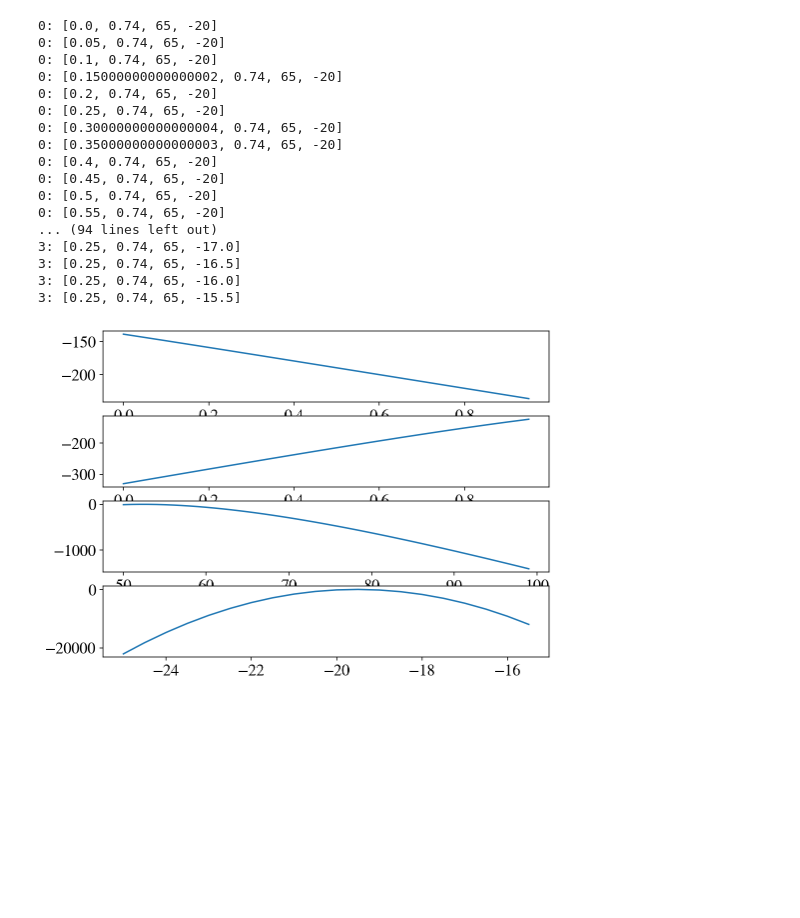
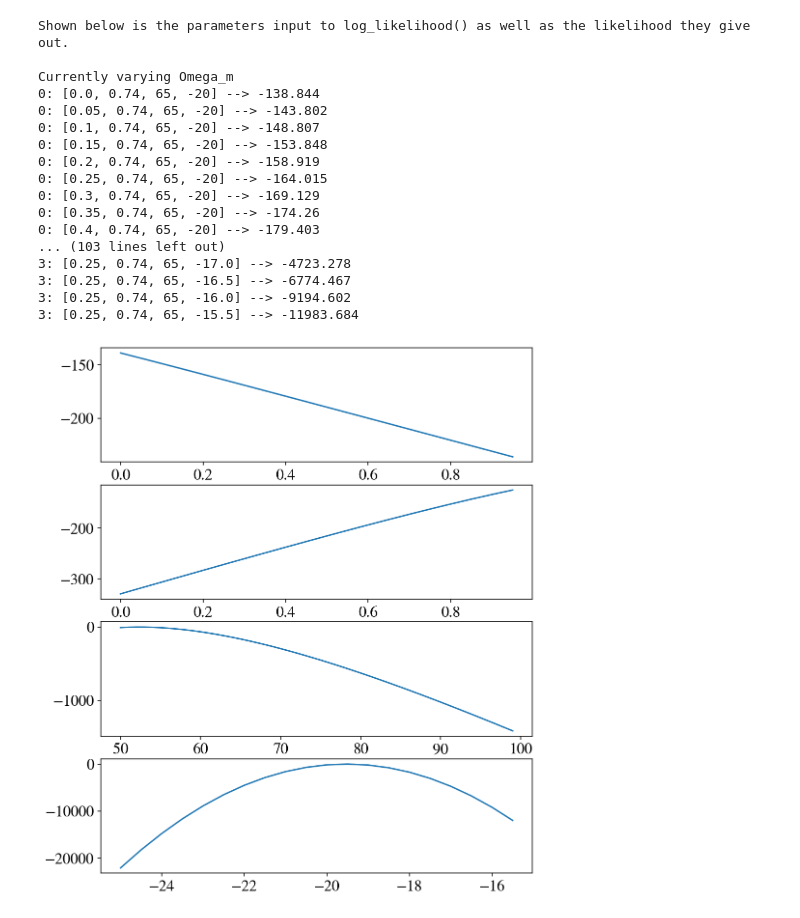
Before and after one commit to r-hensley/250_project_group_2, a Jupyter notebook: notebooks/likelihood_map.ipynb, the cells around one changed output. Saved outputs shown, nothing was run; the diff lists cells and outputs as text; code cells hidden in the pictures; blank space fills up the shorter version.

Commit message:
Visual changes to likelihood_map.ipynb

```diff
--- a/notebooks/likelihood_map.ipynb
+++ b/notebooks/likelihood_map.ipynb
@@ -14,10 +14,10 @@ from source.mcmc_state import State
 def main():
     %config InlineBackend.figure_format = 'retina'
     font = {'size'   : 16, 'family':'STIXGeneral'}
-    axislabelfontsize='large'
+    axislabelfontsize='medium'
     matplotlib.rc('font', **font)
     matplotlib.mathtext.rcParams['legend.fontsize']='medium'
-    plt.rcParams["figure.figsize"] = [8.0,6.0]
+    plt.rcParams["figure.figsize"] = [8.0, 10.0]
 
     datadir = os.path.join(basedir, 'data')
 
@@ -45,55 +45,64 @@ def main():
             min_value = 0
             max_value = 1
             step = 0.05
+            if arg == 0:
+                variable = "Omega_m"
+            else:
+                variable = "Omega_L"
         elif arg == 2:
             min_value = 50
             max_value = 100
             step = 1
+            variable = "H0"
         elif arg == 3:
             min_value = -25
             max_value = -15
             step = 0.5
+            variable = "M"
         else:
             raise ValueError
 
-        likelihood_x = np.arange(min_value, max_value, step)
+        likelihood_x = np.around(np.arange(min_value, max_value, step), decimals=2)
         likelihood_y = []
+        print()
+        print(f"Currently varying {variable}")
         for i in likelihood_x:
             input = [start[0], start[1], start[2], start[3]]
             input[arg] = i
-            print(f"{arg}: {input}")
             state = State(markov_chain, input)
             l = markov_chain.log_likelihood(state.tuple)
+            print(f"{arg}: {input} --> {round(l, 3)}")
             likelihood_y.append((state.tuple, l))
 
         return likelihood_x, likelihood_y
 
     fig, ax = plt.subplots(4, 1)
 
+    print("Shown below is the parameters input to log_likelihood() as well as the likelihood they give out.")
     for i in range(4):
         x, y = map_likelihood(i)
         y = [i[1] for i in y]
         ax[i].plot(x, y)
 
     plt.show()
 
 main()
 # %% [output]
-0: [0.0, 0.74, 65, -20]
-0: [0.05, 0.74, 65, -20]
-0: [0.1, 0.74, 65, -20]
-0: [0.15000000000000002, 0.74, 65, -20]
-0: [0.2, 0.74, 65, -20]
-0: [0.25, 0.74, 65, -20]
-0: [0.30000000000000004, 0.74, 65, -20]
-0: [0.35000000000000003, 0.74, 65, -20]
-0: [0.4, 0.74, 65, -20]
-0: [0.45, 0.74, 65, -20]
-0: [0.5, 0.74, 65, -20]
-0: [0.55, 0.74, 65, -20]
-... (94 lines left out)
-3: [0.25, 0.74, 65, -17.0]
-3: [0.25, 0.74, 65, -16.5]
-3: [0.25, 0.74, 65, -16.0]
-3: [0.25, 0.74, 65, -15.5]
+Shown below is the parameters input to log_likelihood() as well as the likelihood they give out.
+
+Currently varying Omega_m
+0: [0.0, 0.74, 65, -20] --> -138.844
+0: [0.05, 0.74, 65, -20] --> -143.802
+0: [0.1, 0.74, 65, -20] --> -148.807
+0: [0.15, 0.74, 65, -20] --> -153.848
+0: [0.2, 0.74, 65, -20] --> -158.919
+0: [0.25, 0.74, 65, -20] --> -164.015
+0: [0.3, 0.74, 65, -20] --> -169.129
+0: [0.35, 0.74, 65, -20] --> -174.26
+0: [0.4, 0.74, 65, -20] --> -179.403
+... (103 lines left out)
+3: [0.25, 0.74, 65, -17.0] --> -4723.278
+3: [0.25, 0.74, 65, -16.5] --> -6774.467
+3: [0.25, 0.74, 65, -16.0] --> -9194.602
+3: [0.25, 0.74, 65, -15.5] --> -11983.684
-[figure, old version]
+[figure, new version]
```
